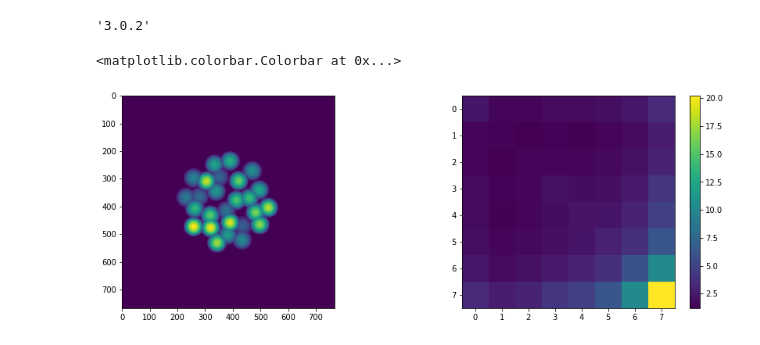
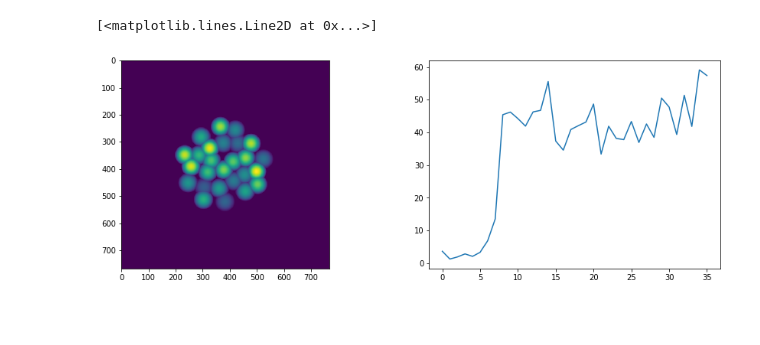
Before and after one commit to antipa/Randoscope_dev, a Jupyter notebook: RandoscopeXCorrMinTF-RadiusLearning.ipynb, the cells around one changed output. Saved outputs shown, nothing was run; the diff lists cells and outputs as text; code cells hidden in the pictures; blank space fills up the shorter version.

```diff
--- a/RandoscopeXCorrMinTF-RadiusLearning.ipynb
+++ b/RandoscopeXCorrMinTF-RadiusLearning.ipynb
@@ -7,11 +7,6 @@ tf.enable_eager_execution()
 %autoreload 2
 
 #Autoreloading of modules so you don't have to restart kernel after editing .py files
-# %%
-import matplotlib
-matplotlib.__version__
-# %% [output]
-'3.0.2'
 # %%
 # import tensorflow as tf
 # import tensorflow.contrib.eager as tfe
@@ -58,6 +53,7 @@ class Model(tf.keras.Model):
         self.fmax = 20.
         self.ior = 1.56
         self.lam=510e-6
+
         # Min and max lenslet radii
         self.Rmin = self.fmin*(self.ior-1.)
         self.Rmax = self.fmax*(self.ior-1.)
@@ -81,7 +77,10 @@ class Model(tf.keras.Model):
         self.ps = (self.xgrng[1] - self.xgrng[0])/self.samples[0]
         self.Nlenslets=np.int(np.floor((self.CA**2)/(self.mean_lenslet_CA**2)))
         self.Nz = np.ceil(np.sqrt(self.Nlenslets*2)).astype('int') #number of Zplanes
-        self.defocus_list = 1./(np.linspace(1/self.zmin_virtual, 1./self.zmax_virtual, self.Nz)) #mm or dioptres
+        self.zsampling = 'fixed'
+        if self.zsampling is 'fixed':
+            self.defocus_list = 1./(np.linspace(1/self.zmin_virtual, 1./self.zmax_virtual, self.Nz)) #mm or dioptres
+
         self.min_offset= -10e-3
         self.max_offset= 50e-3
         self.lenslet_offset=tfe.Variable(tf.zeros(self.Nlenslets),name='offset', dtype = tf.float32,constraint=lambda t: tf.clip_by_value(t,self.min_offset, self.max_offset))
@@ -112,13 +111,20 @@ class Model(tf.keras.Model):
         self.field_list = tf.constant(np.array((0., 0.)).astype('float32'))
 
         self.corr_pad_frac = .5
-        self.target_res = 3 # micron
+        self.target_res = 6 # micron
         sig = 2*self.target_res/(2.355) * 1e-3
         real_target = tf.exp(-(tf.square(self.xgm) + tf.square(self.ygm))/(2*tf.square(sig)))
         real_target = pad_frac_tf(real_target / tf.reduce_max(real_target), self.corr_pad_frac)
         self.target_F = tf.abs(tf.fft2d(tf.complex(tf_fftshift(real_target), 0.)))
 
+
+        # Set regularization. Problem will be treated as l1 of spectral error at each depth + tau * l_inf(cross_corr)
+        self.cross_corr_norm = 'inf'
+        self.tau = tf.constant(100,tf.float32)    #Extra weight for cross correlation terms
+
     def call(self, inputs):
+        if self.zsampling is "uniform_random":
+            self.defocus_list = 1/np.sort(np.random.uniform(low = 1/self.zmin_virtual, high = 1./self.zmax_virtual, size = (self.Nz,)))
         T,aper=make_lenslet_tf(self) #offset added
         # Get psf stack
         zstack = self.gen_psf_stack(T, aper, 0.5)
@@ -127,20 +133,30 @@ class Model(tf.keras.Model):
 
         normsize=tf.to_float(tf.shape(psf_spect)[0]*tf.shape(psf_spect)[1])
 
-        Rmat_tf=[]
+        Rmat_tf_diag = []
+        Rmat_tf_off_diag = []
         #calculating Xcorr
 
+
+        # This now computes diagonals and off-diagonals separately then concatenates them. this makes is easier to "find" the diagonals/off diagonals for separate treatment  later.
         for z1 in range(self.Nz):
-            for z2 in range(self.Nz):
+            for z2 in range(z1, self.Nz):
                 Fcorr = tf.conj(psf_spect[z1])*psf_spect[z2]
                 if z1 == z2:
                     # Difference between autocorrelation and target bandwidth
 
-                    Rmat_tf.append(tf.reduce_sum(tf.square((tf.abs(Fcorr) - self.target_F)/normsize)))
+                    Rmat_tf_diag.append(tf.reduce_sum(tf.square((tf.abs(Fcorr) - self.target_F)/normsize)))
 
                 else:
                     # Target is zero for cross correlation
-                    Rmat_tf.append(tf.reduce_sum(tf.square(tf.abs(Fcorr)/normsize)))  #changed to one norm
+                    if self.cross_corr_norm is 'l2':
+                        Rmat_tf_off_diag.append(2 * self.tau * tf.reduce_sum(tf.square(tf.abs(Fcorr)/normsize)))  #changed to one norm
+                    elif self.cross_corr_norm is 'inf':
+                        Rmat_tf_off_diag.append(2 * self.tau * tf.reduce_max(tf.abs(tf.ifft2d(Fcorr))))
+        Rmat_tf = tf.concat([Rmat_tf_diag, Rmat_tf_off_diag],0)
+
+
+
 
 
 
@@ -197,36 +213,35 @@ def distances(model, x,y):
 #start = time.time()
 #with tf.device("/gpu:0"):
 #    zstack=model(0)
 #end = time.time()
 #print(end - start)
 #with tf.device("/cpu:0"):
 model = Model()
 Rmat=model(0)
 R_init = Rmat
 Tinit,_=make_lenslet_tf(model)
 
 xinit = tf.Variable(tf.zeros(model.Nlenslets))
 tf.assign(xinit, model.xpos)
 
 
 yinit = tf.Variable(tf.zeros(model.Nlenslets))
 tf.assign(yinit, model.ypos)
 
 rinit = tf.Variable(tf.zeros(model.Nlenslets))
 tf.assign(rinit, model.rlist)
 
 offsetinit = tf.Variable(tf.zeros(model.Nlenslets))
 tf.assign(offsetinit, model.lenslet_offset)
 
 
 fig=plt.figure(figsize=(15,5))
 plt.subplot(1,2,1)
 plt.imshow(Tinit.numpy())
 plt.subplot(1,2,2)
-plt.imshow(tf.reshape(R_init,(model.Nz,model.Nz)))
-plt.colorbar()
+plt.plot(R_init.numpy())
 # %% [output]
-<matplotlib.colorbar.Colorbar at 0x...>
+[<matplotlib.lines.Line2D at 0x...>]
-[figure, old version]
+[figure, new version]
 # %%
 #model.load_weights("C:\\Users\\herbtipa\\lenslets_one_per_depth")
```
Also changed, not shown: parts of 20 cells of this notebook.
